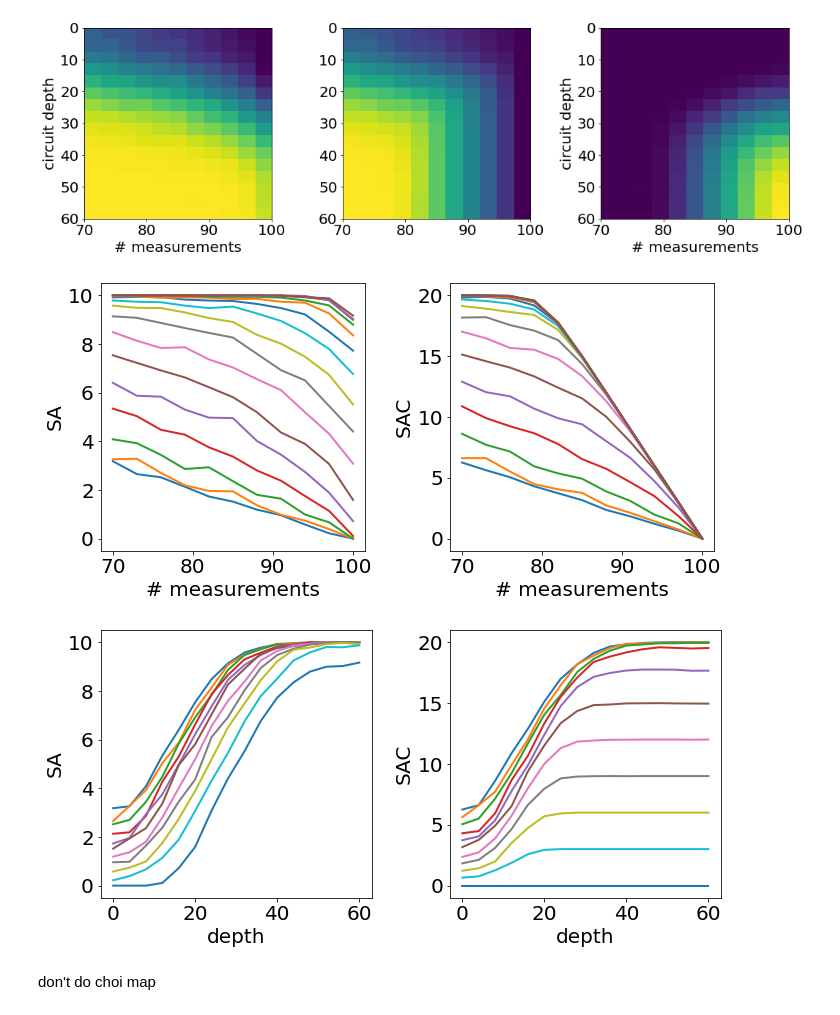
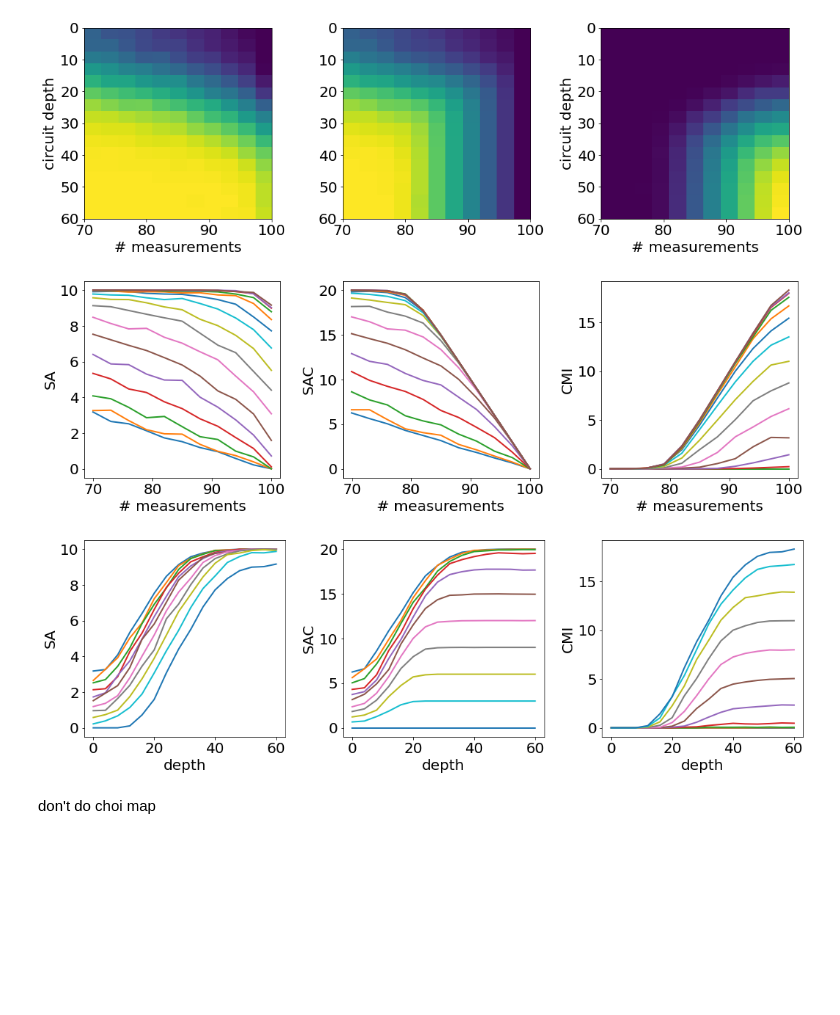
Before and after one commit to zsxqblz/nmeas_MIE_clifford, a Jupyter notebook: visualization/visualization_230510.ipynb, the cells around one changed output. Cells and saved outputs as stored; diff of their text form; code cells hidden in the pictures; blank space fills up the shorter version.

```diff
--- a/visualization/visualization_230510.ipynb
+++ b/visualization/visualization_230510.ipynb
@@ -24,6 +24,7 @@ raw = np.loadtxt(file_name+'data.csv',skiprows=1,delimiter=',')
 SAC_ave_l = raw[:,0].reshape((len(depth_l),len(n_meas_l)))
 SAC_std_l = raw[:,1].reshape((len(depth_l),len(n_meas_l)))
 
+cmi_ave_l = SA_ave_l+SC_ave_l-SAC_ave_l
 
 plt.rcParams["figure.figsize"] = (15,5)
 plt.subplot(1,3,1)
@@ -40,39 +41,51 @@ plt.tight_layout()
 # %% [output]
 [figure]
 # %%
-plt.rcParams["figure.figsize"] = (10,5)
-plt.subplot(1,2,1)
+plt.rcParams["figure.figsize"] = (15,5)
+plt.subplot(1,3,1)
 for i in range(0,len(depth_l),1):
     plt.plot(n_meas_l,SA_ave_l[i,:])
 # plt.yscale('log')
 plt.xlabel("# measurements")
 plt.ylabel("SA")
-plt.subplot(1,2,2)
+plt.subplot(1,3,2)
 for i in range(0,len(depth_l),1):
     plt.plot(n_meas_l,SAC_ave_l[i,:])
 # plt.yscale('log')
 plt.xlabel("# measurements")
 plt.ylabel("SAC")
+plt.subplot(1,3,3)
+for i in range(0,len(depth_l),1):
+    plt.plot(n_meas_l,cmi_ave_l[i,:])
+# plt.yscale('log')
+plt.xlabel("# measurements")
+plt.ylabel("CMI")
 plt.tight_layout()
 # %% [output]
-[figure, old version]
+[figure, new version]
 # %%
-plt.rcParams["figure.figsize"] = (10,5)
-plt.subplot(1,2,1)
+plt.rcParams["figure.figsize"] = (15,5)
+plt.subplot(1,3,1)
 for i in range(0,len(n_meas_l),1):
     plt.plot(depth_l,SA_ave_l[:,i])
 # plt.yscale('log')
 plt.xlabel("depth")
 plt.ylabel("SA")
-plt.subplot(1,2,2)
+plt.subplot(1,3,2)
 for i in range(0,len(n_meas_l),1):
     plt.plot(depth_l,SAC_ave_l[:,i])
 # plt.yscale('log')
 plt.xlabel("depth")
 plt.ylabel("SAC")
+plt.subplot(1,3,3)
+for i in range(0,len(n_meas_l),1):
+    plt.plot(depth_l,cmi_ave_l[:,i])
+# plt.yscale('log')
+plt.xlabel("depth")
+plt.ylabel("CMI")
 plt.tight_layout()
 # %% [output]
-[figure, old version]
+[figure, new version]
 # %% [markdown]
 don't do choi map
 # %%
```
Also changed, not shown: 8 other files.
